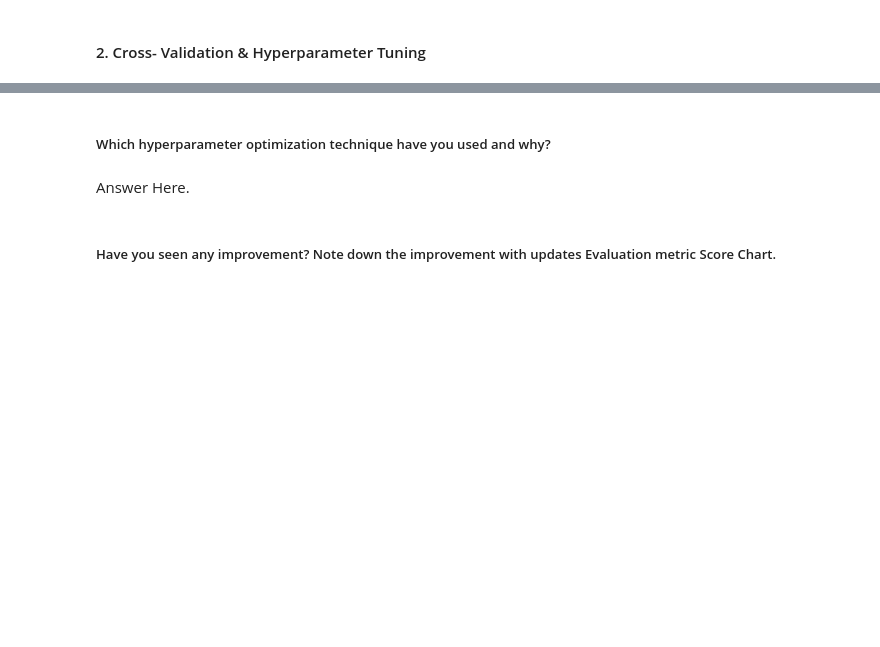
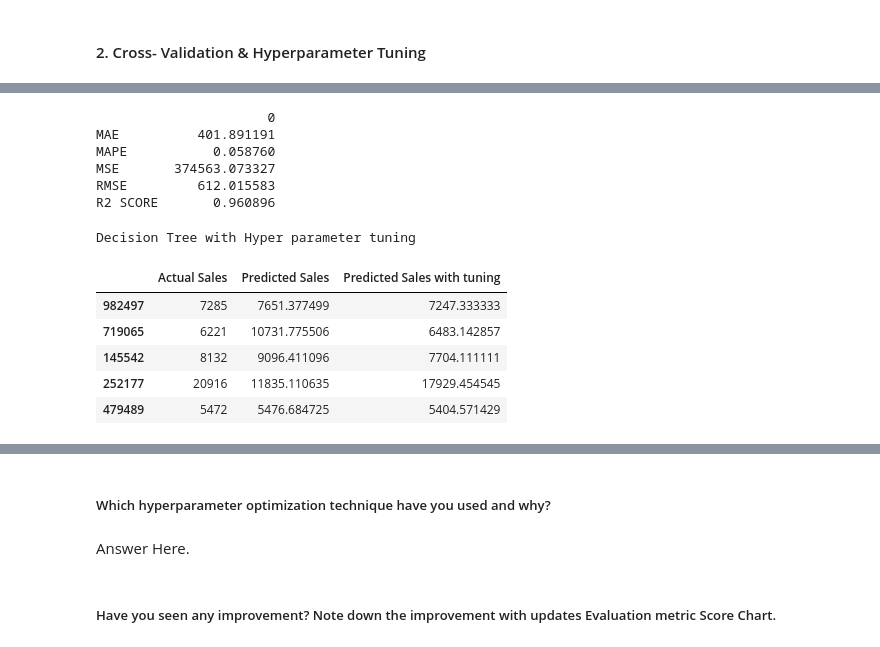
Before and after one commit to Jeetesh-KumarM/CAPSTONE-PROJECT-2-Regression, a Jupyter notebook: Capstone_Project_2_Regression.ipynb, the cells around one changed output, grey strips where cells are left out. Saved outputs shown, nothing was run; the diff lists cells and outputs as text; code cells hidden in the pictures; blank space fills up the shorter version.

```diff
--- a/Capstone_Project_2_Regression.ipynb
+++ b/Capstone_Project_2_Regression.ipynb
@@ -1593,4 +1597,4 @@ print(pd.DataFrame({'Actual':y_test,'Predicted DT':y_pred_dt,'Predicted Sales':r
 # %%
 # Visualizing evaluation Metric Score chart
-X2=mod_df.drop('Sales',axis=1)
-y2=mod_df['Sales']
+X2=dff.drop('Sales',axis=1)
+y2=dff['Sales']
@@ -1604,0 +1681,23 @@ y2=mod_df['Sales']
+# %%
+print(dt_update_metric)
+# %% [output]
+                      0
+MAE          401.891191
+MAPE           0.058760
+MSE       374563.073327
+RMSE         612.015583
+R2 SCORE       0.960896
+# %%
+#predictions
+d2={'Actual Sales':y2_test,'Predicted Sales':y2_pred_dt,'Predicted Sales with tuning':y2_pred_dth}
+x2=pd.DataFrame(d2)
+print("Decision Tree with Hyper parameter tuning")
+x2.head()
+# %% [output]
+Decision Tree with Hyper parameter tuning
+|  | Actual Sales | Predicted Sales | Predicted Sales with tuning |
+| 982497 | 7285 | 7651.377499 | 7247.333333 |
+| 719065 | 6221 | 10731.775506 | 6483.142857 |
+| 145542 | 8132 | 9096.411096 | 7704.111111 |
+| 252177 | 20916 | 11835.110635 | 17929.454545 |
+| 479489 | 5472 | 5476.684725 | 5404.571429 |
```
Also changed, not shown: parts of 34 cells of this notebook.
